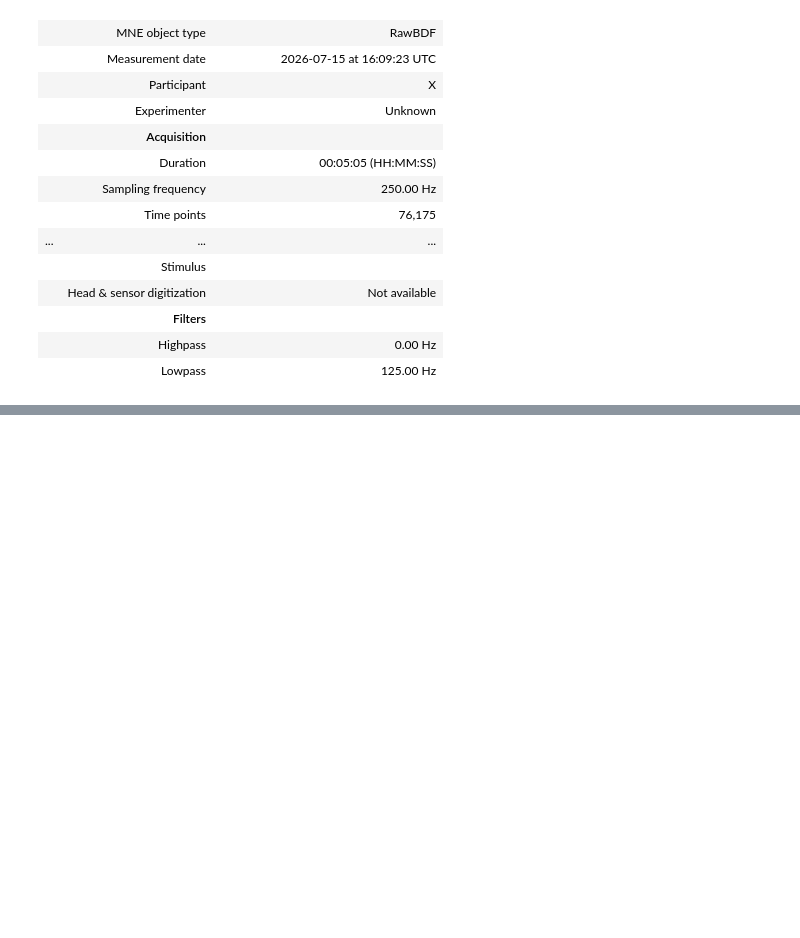
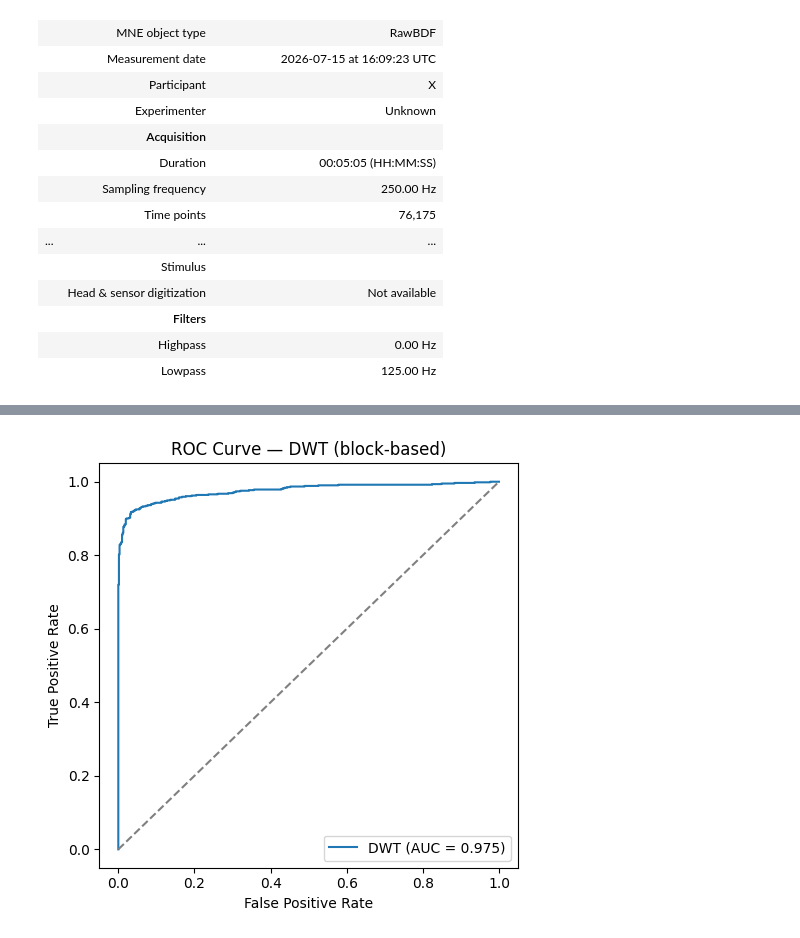
Before and after one commit to AkilanSS/eye-open-close-wpt-classifier, a Jupyter notebook: notebook/classifier.ipynb, the cells around one changed output, grey strips where cells are left out. Drawn from its saved outputs; the diff is of its cells as text; code cells hidden in the pictures; blank space fills up the shorter version.

```diff
--- a/notebook/classifier.ipynb
+++ b/notebook/classifier.ipynb
@@ -177,7 +199,6 @@ n_times = open_data.shape[-1]
 nyquist = sfreq / 2.0
 max_level = pywt.dwt_max_level(n_times, pywt.Wavelet(wavelet).dec_len)
 
-# pick the DWT level whose band best overlaps 7-13 Hz
 best_level, best_overlap = 1, -1
 for lvl in range(1, max_level + 1):
     f_lo = nyquist / (2 ** lvl)
@@ -187,54 +208,70 @@ for lvl in range(1, max_level + 1):
         best_overlap, best_level = overlap, lvl
 print(f"Using DWT level {best_level} ({nyquist/2**best_level:.2f}-{nyquist/2**(best_level-1):.2f} Hz)")
 
+X_all = []
+y_all = []
+for data, label in [(open_data, 0), (close_data, 1)]:
+    for e in range(data.shape[0]):
+        feats = []
+        for c in range(data.shape[1]):
+            coeffs = pywt.wavedec(data[e, c, :], wavelet, level=max_level)
+            detail = coeffs[max_level - best_level + 1]
+            feats.append(np.log1p(np.sum(detail ** 2)))
+        X_all.append(feats)
+        y_all.append(label)
+
+X_all = np.array(X_all)
+y_all = np.array(y_all)
+
+n_open = open_data.shape[0]
+n_close = close_data.shape[0]
+edges_open = np.linspace(0, n_open, N_BLOCKS + 1, dtype=int)
+edges_close = np.linspace(n_open, n_open + n_close, N_BLOCKS + 1, dtype=int)
+
 fold_accs_dwt = []
+y_true_all = []
+y_proba_all = []
 
 for fold in range(N_BLOCKS):
-    open_test = open_data[edges_open[fold]:edges_open[fold+1]]
-    close_test = close_data[edges_close[fold]:edges_close[fold+1]]
-    open_train = np.concatenate(
-        [open_data[edges_open[i]:edges_open[i+1]] for i in range(N_BLOCKS) if i != fold], axis=0
-    )
-    close_train = np.concatenate(
-        [close_data[edges_close[i]:edges_close[i+1]] for i in range(N_BLOCKS) if i != fold], axis=0
-    )
+    test_idx = np.concatenate([
+        np.arange(edges_open[fold], edges_open[fold + 1]),
+        np.arange(edges_close[fold], edges_close[fold + 1]),
+    ])
+    train_idx = np.array([i for i in range(len(X_all)) if i not in set(test_idx)])
 
-    X_train = []
-    y_train = []
-    for data, label in [(open_train, 0), (close_train, 1)]:
-        for e in range(data.shape[0]):
-            feats = []
-            for c in range(data.shape[1]):
-                coeffs = pywt.wavedec(data[e, c, :], wavelet, level=max_level)
-                detail = coeffs[max_level - best_level + 1]
-                feats.append(np.log1p(np.sum(detail ** 2)))
-            X_train.append(feats)
-            y_train.append(label)
-    X_train = np.array(X_train)
-    y_train = np.array(y_train)
-
-    X_test = []
-    y_test = []
-    for data, label in [(open_test, 0), (close_test, 1)]:
-        for e in range(data.shape[0]):
-            feats = []
-            for c in range(data.shape[1]):
-                coeffs = pywt.wavedec(data[e, c, :], wavelet, level=max_level)
-                detail = coeffs[max_level - best_level + 1]
-                feats.append(np.log1p(np.sum(detail ** 2)))
-            X_test.append(feats)
-            y_test.append(label)
-    X_test = np.array(X_test)
-    y_test = np.array(y_test)
+    X_train, X_test = X_all[train_idx], X_all[test_idx]
+    y_train, y_test = y_all[train_idx], y_all[test_idx]
 
     scaler = StandardScaler().fit(X_train)
-    clf = SVC(kernel="rbf", C=1.0, gamma="scale", random_state=RANDOM_STATE)
+    clf = SVC(kernel="rbf", C=1.0, gamma="scale", probability=True, random_state=RANDOM_STATE)
     clf.fit(scaler.transform(X_train), y_train)
-    acc = accuracy_score(y_test, clf.predict(scaler.transform(X_test)))
+
+    y_pred = clf.predict(scaler.transform(X_test))
+    y_proba = clf.predict_proba(scaler.transform(X_test))[:, 1]
+
+    acc = accuracy_score(y_test, y_pred)
     fold_accs_dwt.append(acc)
+    y_true_all.extend(y_test)
+    y_proba_all.extend(y_proba)
     print(f"Fold {fold}: {acc:.3f}")
 
 fold_accs_dwt = np.array(fold_accs_dwt)
 results["DWT"] = fold_accs_dwt
-print(f"\nDWT: {fold_accs_dwt.mean():.3f} +/- {fold_accs_dwt.std():.3f}")
+print(f"\nDWT (block-based): {fold_accs_dwt.mean():.3f} +/- {fold_accs_dwt.std():.3f}")
+
+y_true_all = np.array(y_true_all)
+y_proba_all = np.array(y_proba_all)
+fpr_dwt, tpr_dwt, _ = roc_curve(y_true_all, y_proba_all)
+auc_dwt = auc(fpr_dwt, tpr_dwt)
+print(f"Pooled ROC-AUC: {auc_dwt:.3f}")
+
+plt.figure(figsize=(5, 5))
+plt.plot(fpr_dwt, tpr_dwt, label=f"DWT (AUC = {auc_dwt:.3f})")
+plt.plot([0, 1], [0, 1], linestyle="--", color="gray")
+plt.xlabel("False Positive Rate")
+plt.ylabel("True Positive Rate")
+plt.title("ROC Curve — DWT (block-based)")
+plt.legend()
+plt.tight_layout()
+plt.show()
 # %% [output]
@@ -249,3 +292,4 @@ DWT: 0.977 +/- 0.019
+[figure, added]
 # %%
 wavelet = "db6"
 maxlevel = 6
```
Also changed, not shown: parts of 7 cells of this notebook.
